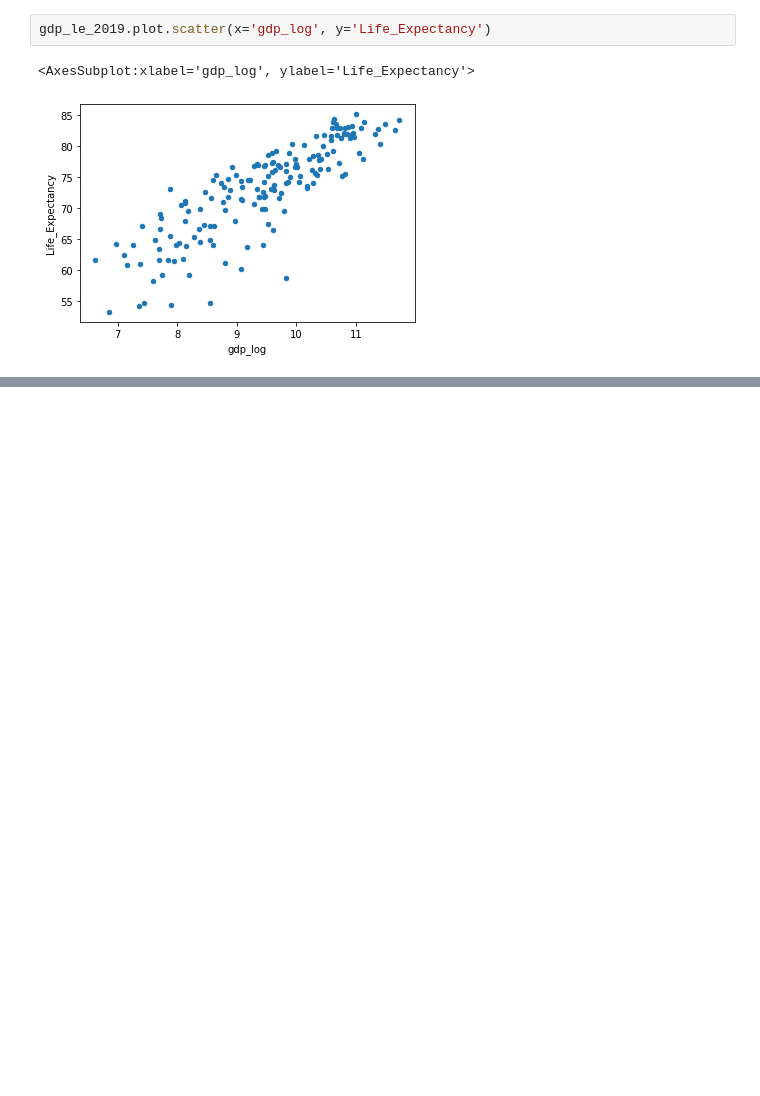
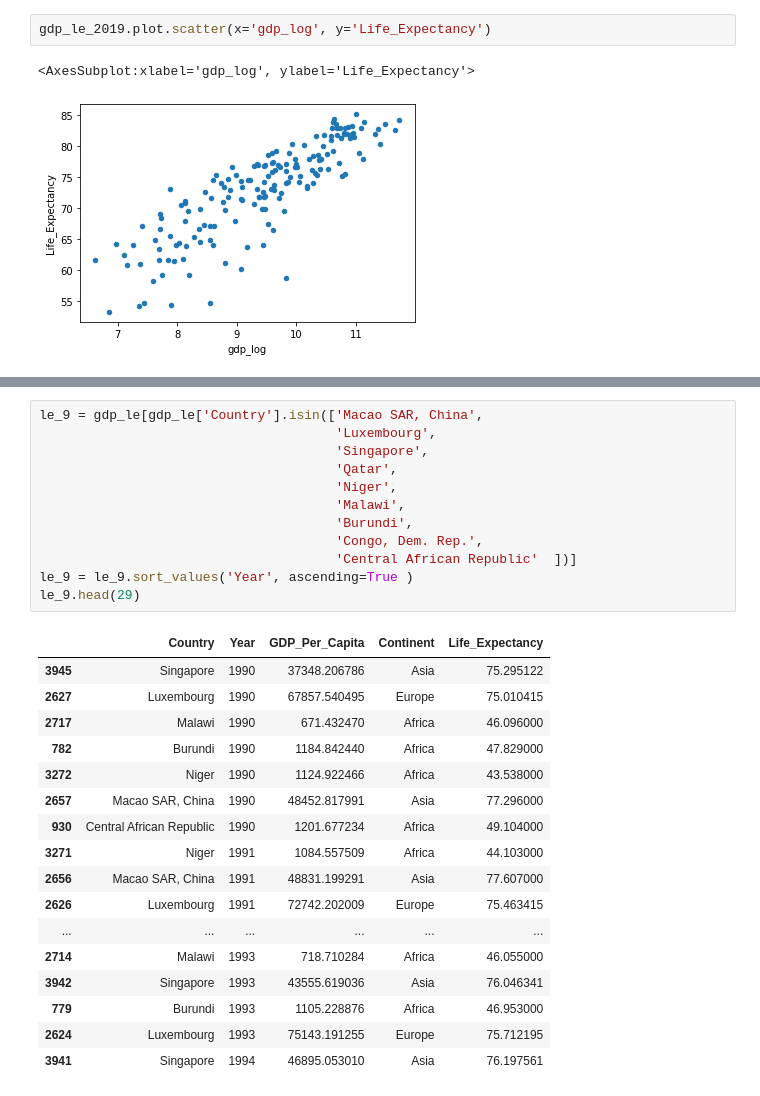
Before and after one commit to nss-data-science-cohort-6/un_data_question-RodNSS, a Jupyter notebook: notebooks/UN_Data_Exploration.ipynb, the cells around one changed output, grey strips where cells are left out. Drawn from its saved outputs; the diff is of its cells as text; blank space fills up the shorter version.

```diff
--- a/notebooks/UN_Data_Exploration.ipynb
+++ b/notebooks/UN_Data_Exploration.ipynb
@@ -594,0 +594,30 @@ le.show()
+# %%
+le_9 = gdp_le[gdp_le['Country'].isin(['Macao SAR, China',
+                                      'Luxembourg',
+                                      'Singapore',
+                                      'Qatar',
+                                      'Niger',
+                                      'Malawi',
+                                      'Burundi',
+                                      'Congo, Dem. Rep.',
+                                      'Central African Republic'  ])]
+le_9 = le_9.sort_values('Year', ascending=True )
+le_9.head(29)
+# %% [output]
+|  | Country | Year | GDP_Per_Capita | Continent | Life_Expectancy |
+| 3945 | Singapore | 1990 | 37348.206786 | Asia | 75.295122 |
+| 2627 | Luxembourg | 1990 | 67857.540495 | Europe | 75.010415 |
+| 2717 | Malawi | 1990 | 671.432470 | Africa | 46.096000 |
+| 782 | Burundi | 1990 | 1184.842440 | Africa | 47.829000 |
+| 3272 | Niger | 1990 | 1124.922466 | Africa | 43.538000 |
+| 2657 | Macao SAR, China | 1990 | 48452.817991 | Asia | 77.296000 |
+| 930 | Central African Republic | 1990 | 1201.677234 | Africa | 49.104000 |
+| 3271 | Niger | 1991 | 1084.557509 | Africa | 44.103000 |
+| 2656 | Macao SAR, China | 1991 | 48831.199291 | Asia | 77.607000 |
+| 2626 | Luxembourg | 1991 | 72742.202009 | Europe | 75.463415 |
+| ... | ... | ... | ... | ... | ... |
+| 2714 | Malawi | 1993 | 718.710284 | Africa | 46.055000 |
+| 3942 | Singapore | 1993 | 43555.619036 | Asia | 76.046341 |
+| 779 | Burundi | 1993 | 1105.228876 | Africa | 46.953000 |
+| 2624 | Luxembourg | 1993 | 75143.191255 | Europe | 75.712195 |
+| 3941 | Singapore | 1994 | 46895.053010 | Asia | 76.197561 |
```
Also changed, not shown: parts of 21 cells of this notebook.
